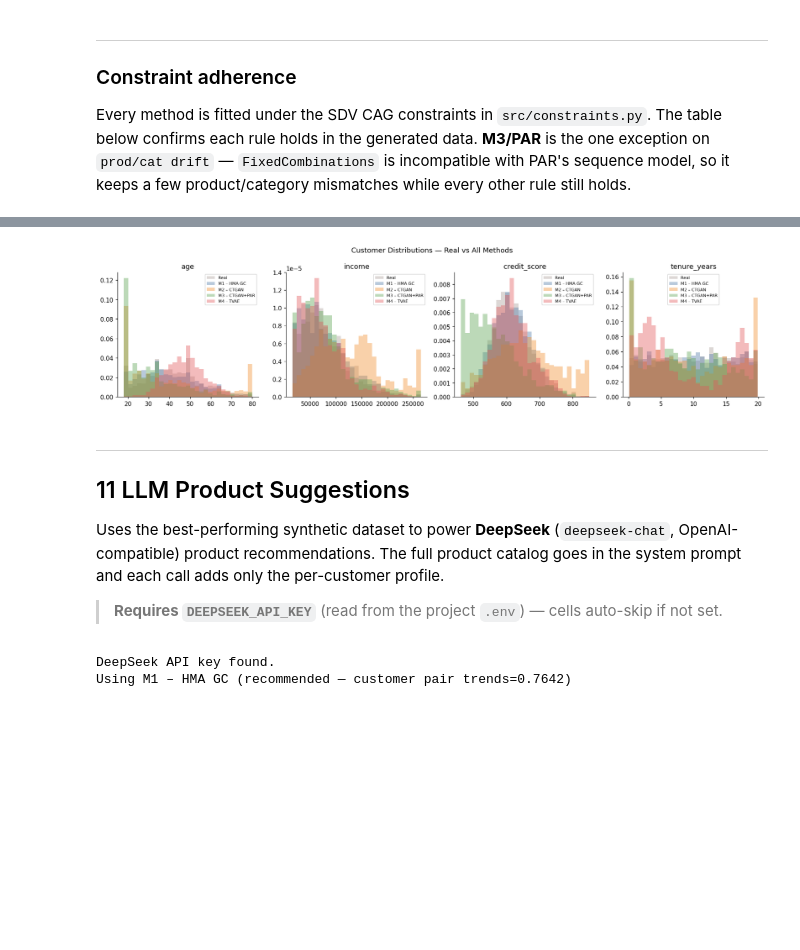
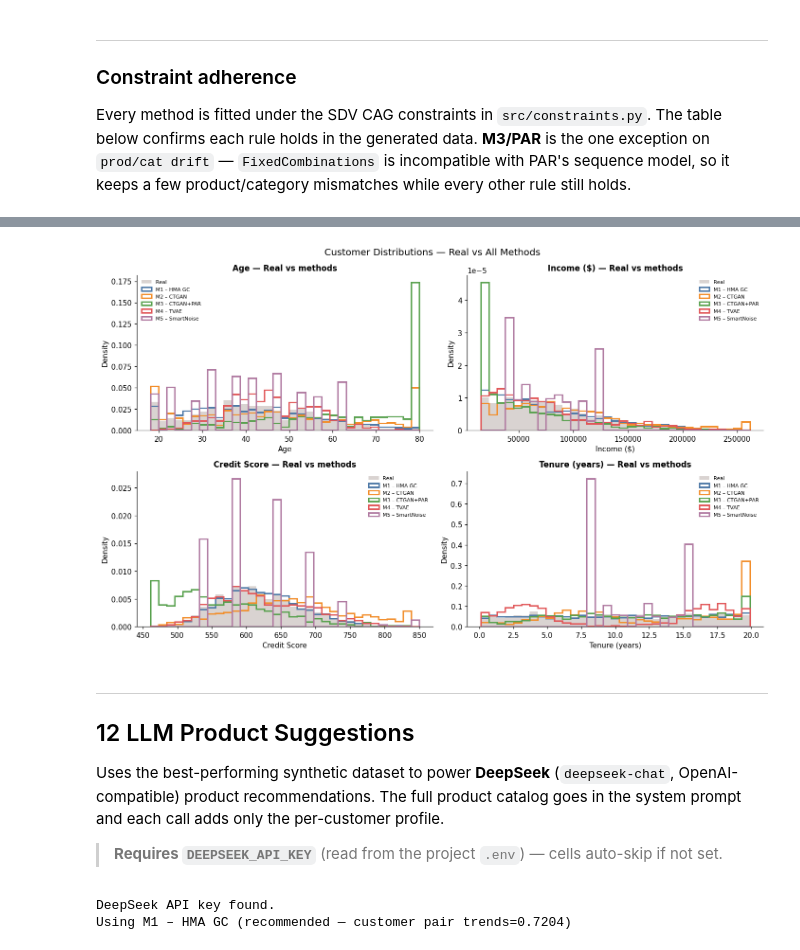
Before and after one commit to dylanwang2111/synthetic_data_gen, a Jupyter notebook: synthetic_data_pipeline.ipynb, the cells around one changed output, grey strips where cells are left out. Saved outputs shown, nothing was run; the diff lists cells and outputs as text; code cells hidden in the pictures; blank space fills up the shorter version.

```diff
--- a/synthetic_data_pipeline.ipynb
+++ b/synthetic_data_pipeline.ipynb
@@ -36,6 +37,7 @@ METHOD_COLORS = {
     'M2 – CTGAN':     '#f28e2b',
     'M3 – CTGAN+PAR': '#59a14f',
     'M4 – TVAE':      '#e15759',
+    'M5 – SmartNoise': '#b07aa1',
     'Real':           '#bab0ac',
 }
 print('Ready.')
@@ -419,0 +431,15 @@ Orphan FK rows: 0
+# %%
+from src.smartnoise_method import train_smartnoise, generate_smartnoise
+
+t0 = time.time()
+m5 = train_smartnoise(real_data, epsilon=3.0)
+print(f'M5 train: {time.time()-t0:.1f}s  (ε=3.0 per table)')
+
+t0 = time.time()
+s5 = generate_smartnoise(m5, real_transactions=df_t, n_customers=1000)
+print(f'M5 sample: {time.time()-t0:.1f}s | customers={len(s5["customers"]):,}  transactions={len(s5["transactions"]):,}')
+
+s5['customers'].to_csv(DATA_DIR / 'm5_customers.csv', index=False)
+s5['transactions'].to_csv(DATA_DIR / 'm5_transactions.csv', index=False)
+orphans = s5['transactions'][~s5['transactions']['customer_id'].isin(s5['customers']['customer_id'])]
+print(f'Orphan FK rows: {len(orphans)}')
@@ -430,6 +464,7 @@ synthetic_datasets = {
     'M2 – CTGAN':     s2,
     'M3 – CTGAN+PAR': s3,
     'M4 – TVAE':      s4,
+    'M5 – SmartNoise': s5,
 }
 
 print('Running full comparison …')
@@ -645,25 +685,45 @@ Autocorr MAE (↓)                    0.0456            0.0034            0.1028
 # %%
-# Distribution overlays
-num_cols = ['age', 'income', 'credit_score', 'tenure_years']
-fig, axes = plt.subplots(1, 4, figsize=(16, 4))
-for ax, col in zip(axes, num_cols):
+# Per-variable customer distributions — Real (grey fill) vs each method (step outline)
+# Separate panels are easier to read/compare than one overlaid strip.
+num_cols = [('age', 'Age'), ('income', 'Income ($)'),
+            ('credit_score', 'Credit Score'), ('tenure_years', 'Tenure (years)')]
+fname = {'age': 'dist_age', 'income': 'dist_income',
+         'credit_score': 'dist_credit', 'tenure_years': 'dist_tenure'}
+
+def _plot_dist(ax, col, label, title_size=11, legend_size=7):
     r = df_c[col].dropna()
-    all_v = pd.concat([r]+[s['customers'][col].dropna() for s in synthetic_datasets.values()])
-    bins  = np.linspace(all_v.min(), all_v.max(), 30)
-    ax.hist(r, bins=bins, density=True, alpha=0.5, color=METHOD_COLORS['Real'], label='Real')
+    all_v = pd.concat([r] + [s['customers'][col].dropna() for s in synthetic_datasets.values()])
+    bins = np.linspace(all_v.min(), all_v.max(), 34)
+    ax.hist(r, bins=bins, density=True, color=METHOD_COLORS['Real'],
+            alpha=0.55, label='Real', edgecolor='none')
     for name, s in synthetic_datasets.items():
         ax.hist(s['customers'][col].dropna(), bins=bins, density=True,
-                alpha=0.4, color=METHOD_COLORS[name], label=name)
-    ax.set_title(col); ax.legend(fontsize=7)
-fig.suptitle('Customer Distributions — Real vs All Methods', fontsize=12)
+                histtype='step', color=METHOD_COLORS[name], linewidth=2.0, label=name)
+    ax.set_title(f'{label} — Real vs methods', fontweight='bold', fontsize=title_size)
+    ax.set_xlabel(label); ax.set_ylabel('Density')
+    ax.legend(fontsize=legend_size, frameon=False)
+
+# 2x2 grid for the notebook
+fig, axes = plt.subplots(2, 2, figsize=(13, 8))
+for ax, (col, label) in zip(axes.ravel(), num_cols):
+    _plot_dist(ax, col, label)
+fig.suptitle('Customer Distributions — Real vs All Methods', fontsize=13)
 plt.tight_layout()
 plt.savefig(REPORTS_DIR / 'distributions_all_methods.png', bbox_inches='tight')
 plt.show()
+
+# Also save each variable as its own chart (used by the slide deck)
+for col, label in num_cols:
+    f1, a1 = plt.subplots(figsize=(6.4, 3.7))
+    _plot_dist(a1, col, label, title_size=12, legend_size=8)
+    f1.tight_layout()
+    f1.savefig(REPORTS_DIR / f'{fname[col]}.png', bbox_inches='tight')
+    plt.close(f1)
 # %% [output]
-[figure, old version]
+[figure, new version]
 # %% [markdown]
 ---
-## 11  LLM Product Suggestions
+## 12  LLM Product Suggestions
 
 Uses the best-performing synthetic dataset to power **DeepSeek** (`deepseek-chat`, OpenAI-compatible) product recommendations. The full product catalog goes in the system prompt and each call adds only the per-customer profile.
 
@@ -685,7 +745,7 @@ else:
     print(f'Using {best_method} (recommended — customer pair trends={cmp.loc[best_method,"cust_pair_trends"]:.4f})')
 # %% [output]
 DeepSeek API key found.
-Using M1 – HMA GC (recommended — customer pair trends=0.7642)
+Using M1 – HMA GC (recommended — customer pair trends=0.7204)
 # %%
 if not SKIP_LLM:
     from src.llm_suggest import suggest
```
Also changed, not shown: parts of 22 cells of this notebook, 33 other files.
